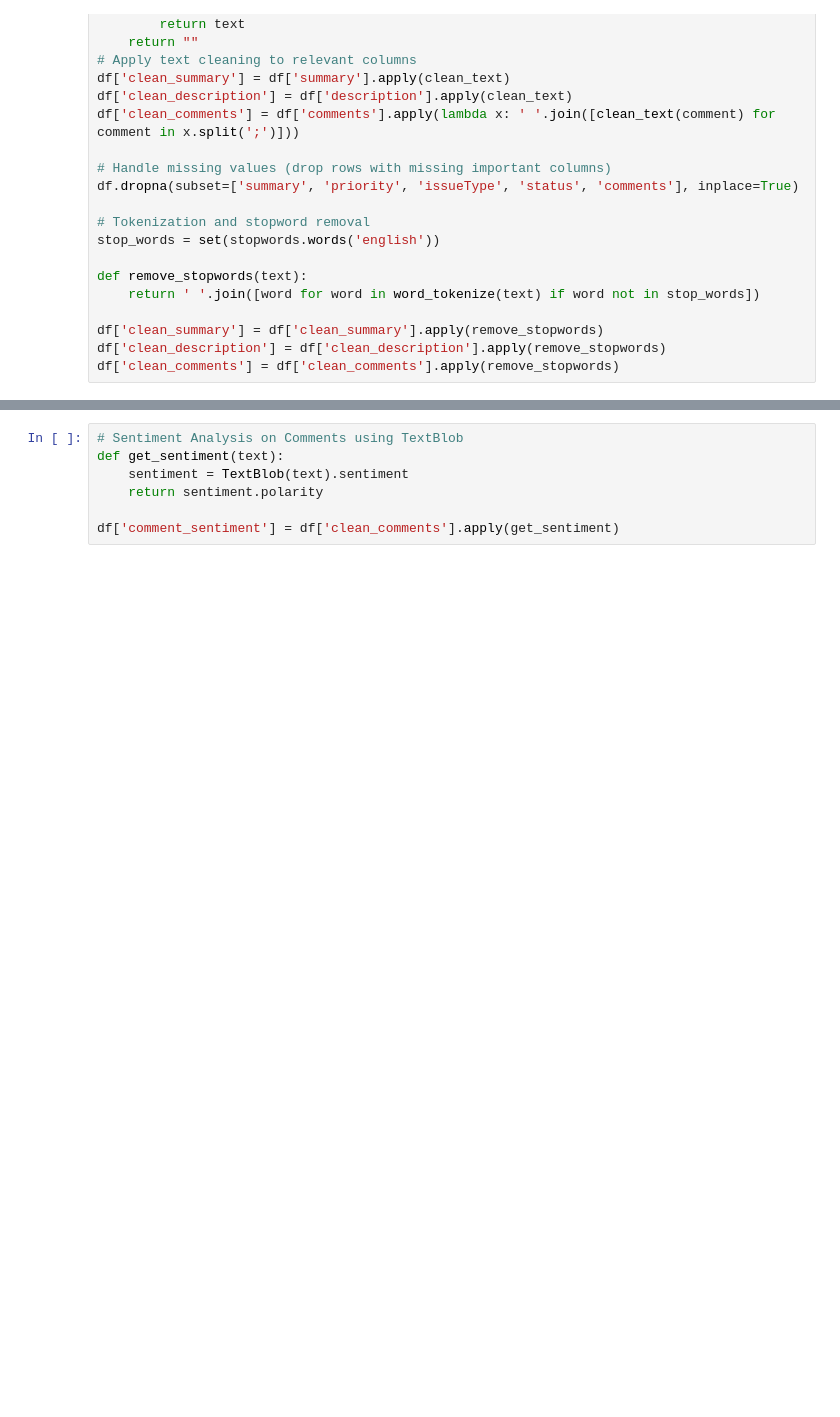
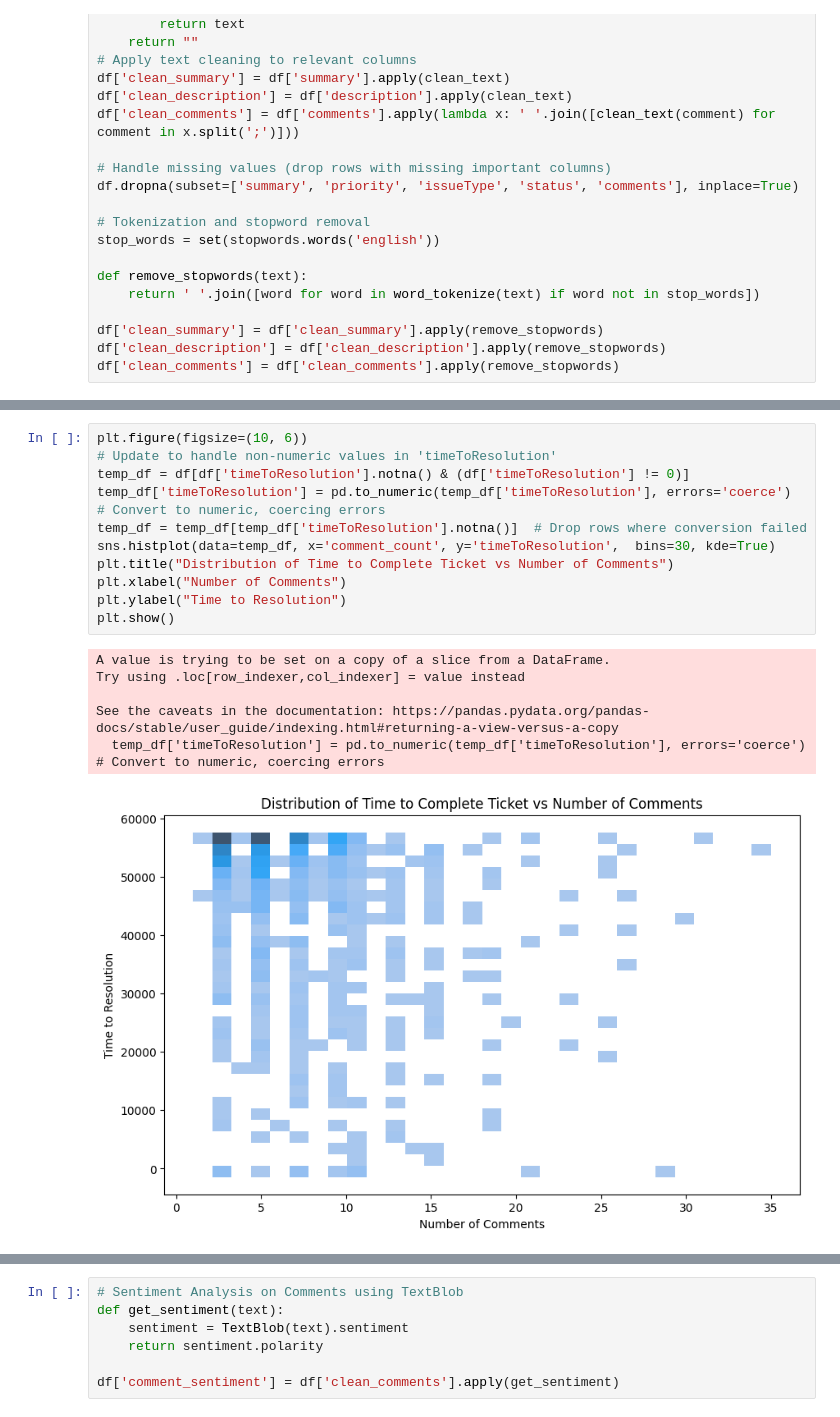
Before and after one commit to phomann13/AI-Case-Comp-2, a Jupyter notebook: data exploration/eda.ipynb, the cells around one changed output, grey strips where cells are left out. Cells and saved outputs as stored; diff of their text form; blank space fills up the shorter version.

```diff
--- a/data exploration/eda.ipynb
+++ b/data exploration/eda.ipynb
@@ -156,0 +167,18 @@ plt.show()
+# %%
+plt.figure(figsize=(10, 6))
+# Update to handle non-numeric values in 'timeToResolution'
+temp_df = df[df['timeToResolution'].notna() & (df['timeToResolution'] != 0)]
+temp_df['timeToResolution'] = pd.to_numeric(temp_df['timeToResolution'], errors='coerce')  # Convert to numeric, coercing errors
+temp_df = temp_df[temp_df['timeToResolution'].notna()]  # Drop rows where conversion failed
+sns.histplot(data=temp_df, x='comment_count', y='timeToResolution',  bins=30, kde=True)
+plt.title("Distribution of Time to Complete Ticket vs Number of Comments")
+plt.xlabel("Number of Comments")
+plt.ylabel("Time to Resolution")
+plt.show()
+# %% [output]
+A value is trying to be set on a copy of a slice from a DataFrame.
+Try using .loc[row_indexer,col_indexer] = value instead
+
+See the caveats in the documentation: https://pandas.pydata.org/pandas-docs/stable/user_guide/indexing.html#returning-a-view-versus-a-copy
+  temp_df['timeToResolution'] = pd.to_numeric(temp_df['timeToResolution'], errors='coerce')  # Convert to numeric, coercing errors
+[figure, added]
```
Also changed, not shown: parts of 22 cells of this notebook, 2 other files.
